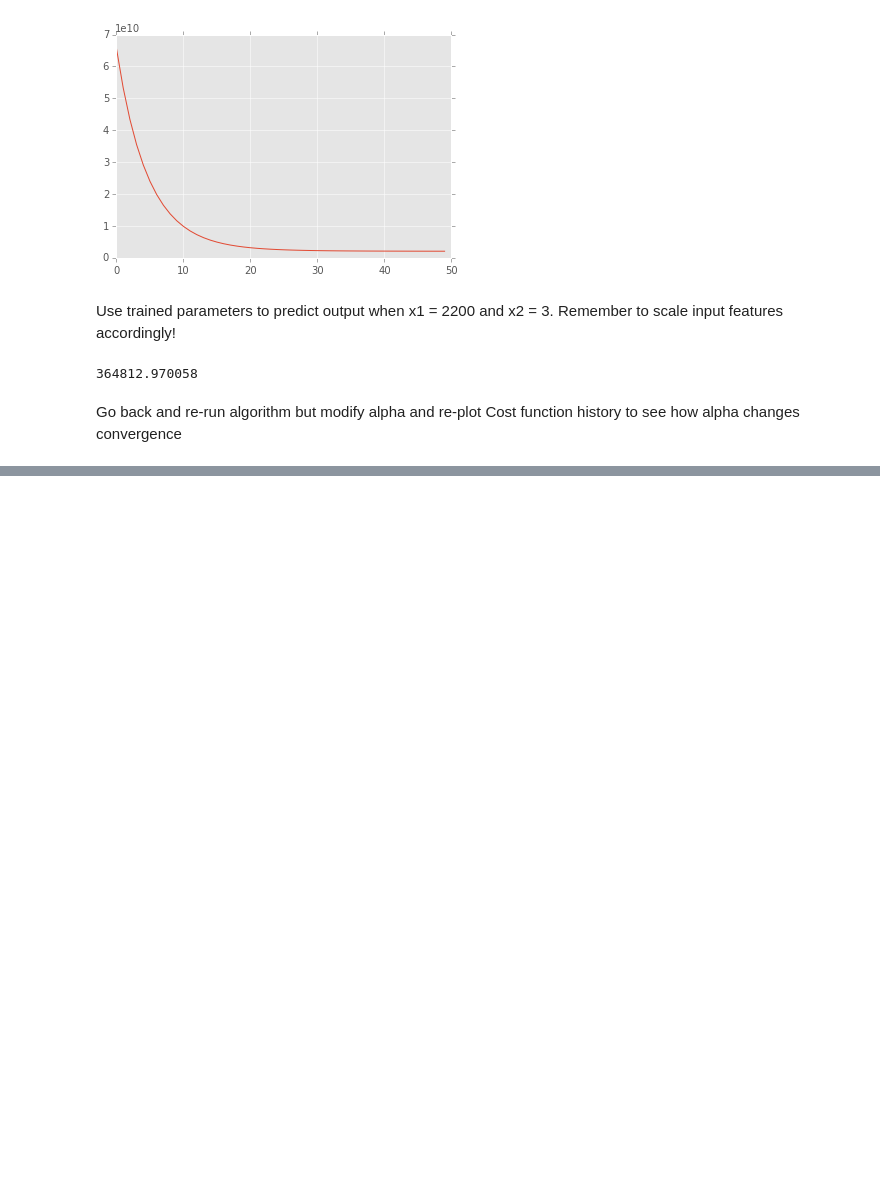
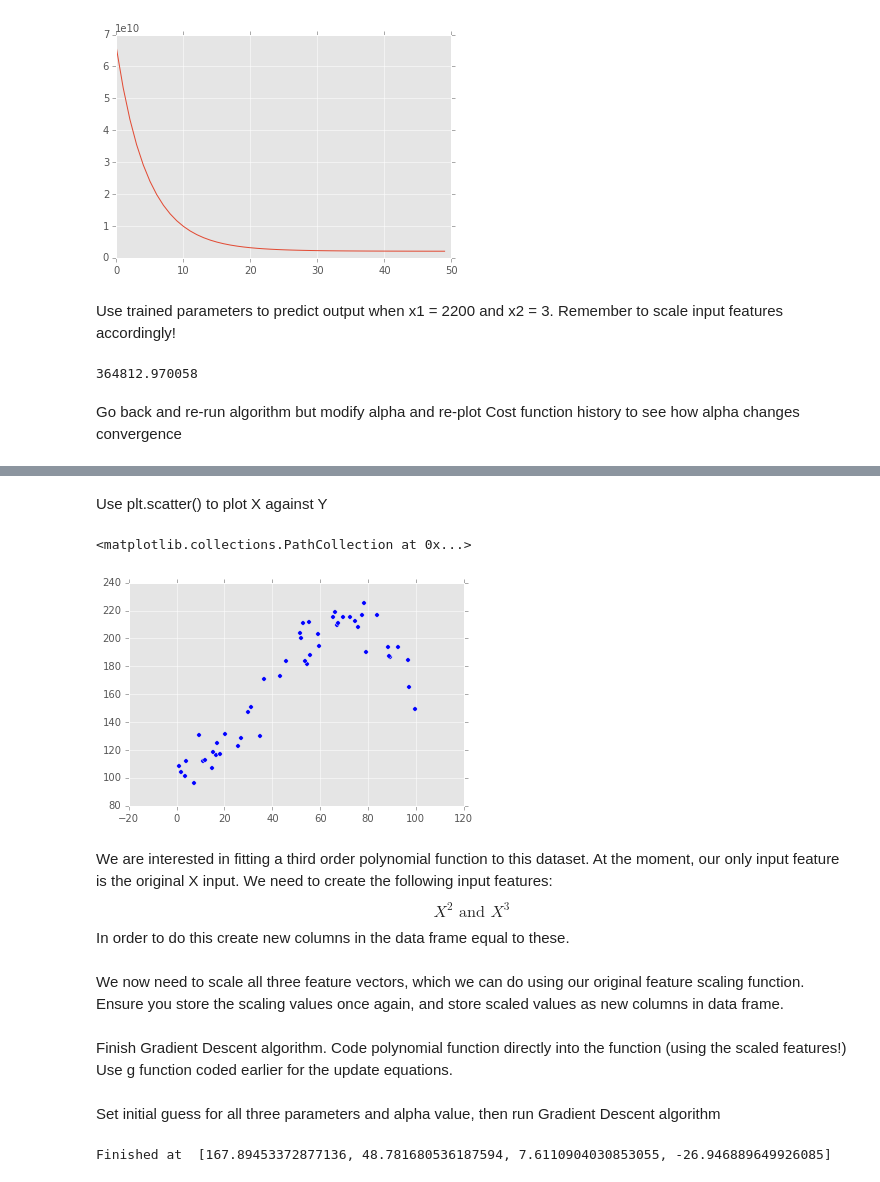
Before and after one commit to plthiyagu/training, a Jupyter notebook: Machine Learning/Exercises/Linear Regression with Multiple Features - Answers.ipynb, the cells around one changed output, grey strips where cells are left out. Saved outputs shown, nothing was run; the diff lists cells and outputs as text; code cells hidden in the pictures; blank space fills up the shorter version.

```diff
--- a/Machine Learning/Exercises/Linear Regression with Multiple Features - Answers.ipynb
+++ b/Machine Learning/Exercises/Linear Regression with Multiple Features - Answers.ipynb
@@ -140,0 +151,2 @@ Go back and re-run algorithm but modify alpha and re-plot Cost function history
+# %%
+df2 = pd.read_csv('NonLinRegDataset.csv')
@@ -140,0 +164,12 @@ Go back and re-run algorithm but modify alpha and re-plot Cost function history
+# %% [markdown]
+Use plt.scatter() to plot X against Y
+# %%
+plt.scatter(df2.X,df2.Y)
+# %% [output]
+<matplotlib.collections.PathCollection at 0x...>
+[figure, added]
+# %% [markdown]
+We are interested in fitting a third order polynomial function to this dataset. At the moment, our only input feature is the original X input.
+We need to create the following input features:
+$$X^2 \text{ and } X^3$$
+In order to do this create new columns in the data frame equal to these.
@@ -140,0 +179,3 @@ Go back and re-run algorithm but modify alpha and re-plot Cost function history
+# %% [markdown]
+We now need to scale all three feature vectors, which we can do using our original feature scaling function.
+Ensure you store the scaling values once again, and store scaled values as new columns in data frame.
@@ -140,0 +186,4 @@ Go back and re-run algorithm but modify alpha and re-plot Cost function history
+# %% [markdown]
+Finish Gradient Descent algorithm.
+Code polynomial function directly into the function (using the scaled features!)
+Use g function coded earlier for the update equations.
@@ -140,0 +214,13 @@ Go back and re-run algorithm but modify alpha and re-plot Cost function history
+# %% [markdown]
+Set initial guess for all three parameters and alpha value, then run Gradient Descent algorithm
+# %%
+theta_0_guess = 0
+theta_1_guess = 0
+theta_2_guess = 0
+theta_3_guess = 0
+alpha = 0.1
+num_iters = 100
+
+theta_0, theta_1, theta_2, theta_3, C_history = GradDescent(theta_0_guess,theta_1_guess,theta_2_guess,theta_3_guess,alpha,num_iters)
+# %% [output]
+Finished at  [167.89453372877136, 48.781680536187594, 7.6110904030853055, -26.946889649926085]
```
Also changed, not shown: parts of 23 cells of this notebook, 4 other files.
